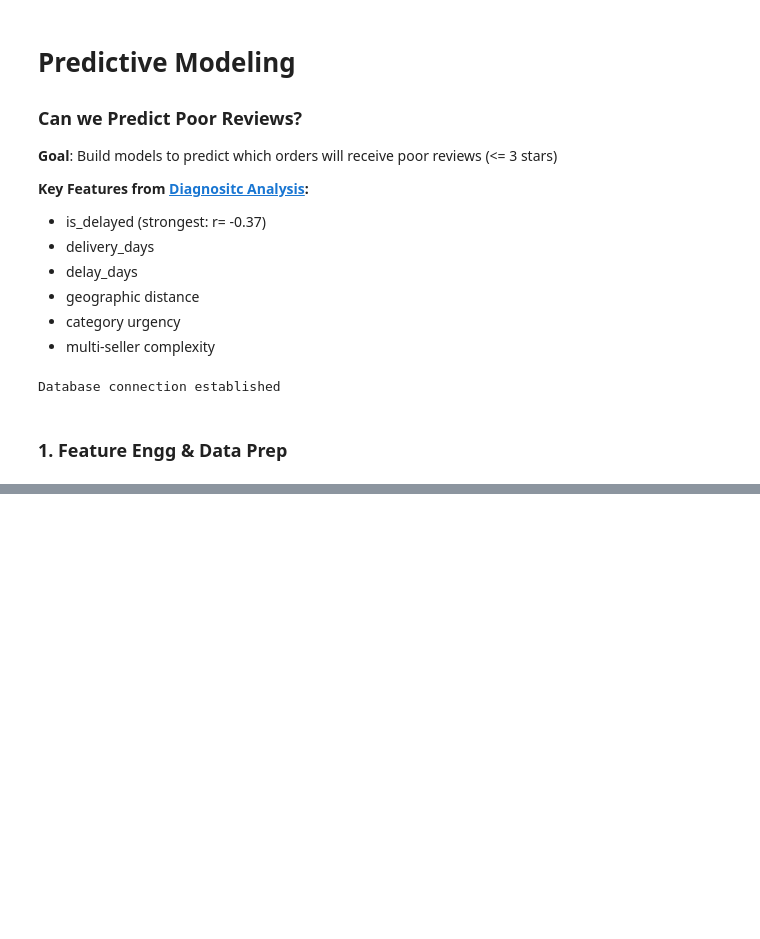
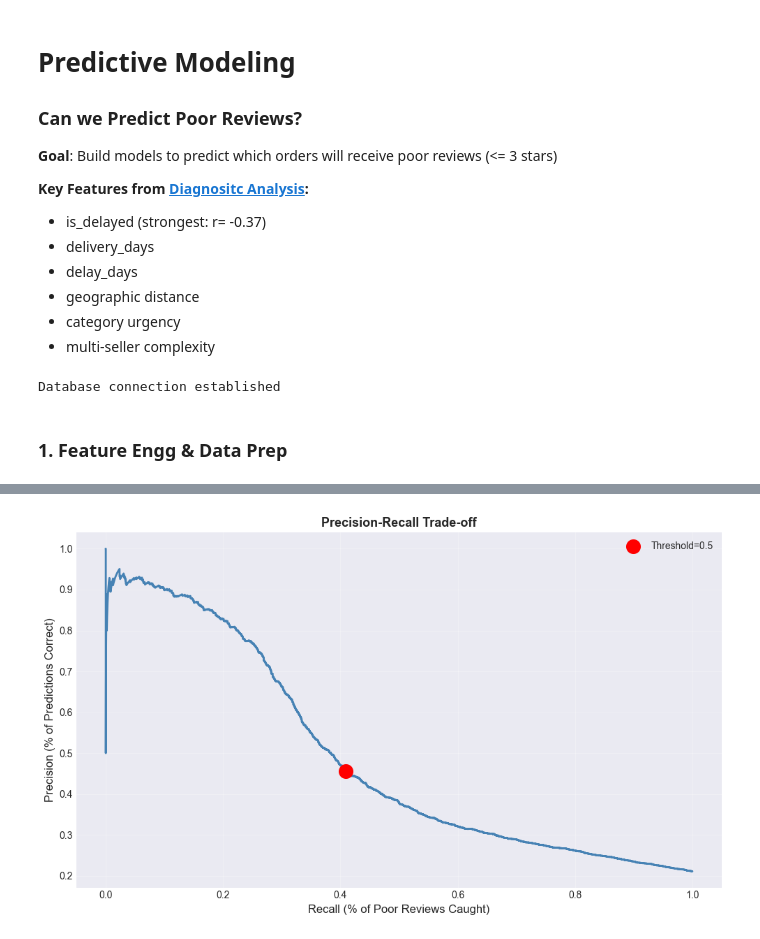
Before and after one commit to gnpthbalaji/ds_with_ai_capstone, a Jupyter notebook: notebooks/05_predictive_modeling.ipynb, the cells around one changed output, grey strips where cells are left out. Drawn from its saved outputs; the diff is of its cells as text; code cells hidden in the pictures; blank space fills up the shorter version.

```diff
--- a/notebooks/05_predictive_modeling.ipynb
+++ b/notebooks/05_predictive_modeling.ipynb
@@ -98,0 +357,81 @@ df.head()
+# %%
+# At risk Orders
+risk_threshold = 0.5
+high_risk_orders = (y_prob_rf >= risk_threshold)
+
+print("*"*70)
+print("AT-RISK ORDER IDENTIFICATION")
+print("*"*70)
+
+print(f"\nOrders flagged as high-risk: {high_risk_orders.sum():,}")
+print(f"Percentage of test set: {high_risk_orders.mean()*100:.1f}%")
+
+# How many actual poor reviews did we catch?
+caught = (y_test[high_risk_orders] == 1).sum()
+total_poor = (y_test == 1).sum()
+
+print(f"\nActual poor reviews caught: {caught:,} of {total_poor:,} ({caught/total_poor*100:.1f}%)")
+
+# False positives (good reviews we flagged as poor)
+false_positives = (y_test[high_risk_orders] == 0).sum()
+print(f"False alarms: {false_positives:,}")
+
+print("\n")
+print("*"*70)
+print("THRESHOLD OPTIMIZATION")
+print("*"*70)
+
+# Test different thresholds
+thresholds = [0.3, 0.4, 0.5, 0.6, 0.7]
+results_threshold = []
+
+for thresh in thresholds:
+    y_pred_thresh = (y_prob_rf >= thresh).astype(int)
+
+    precision = precision_score(y_test, y_pred_thresh)
+    recall = recall_score(y_test, y_pred_thresh)
+    f1 = f1_score(y_test, y_pred_thresh)
+
+    # How many orders flagged?
+    pct_flagged = y_pred_thresh.sum() / len(y_pred_thresh) * 100
+
+    results_threshold.append({
+        'Threshold': thresh,
+        'Precision': precision,
+        'Recall': recall,
+        'F1': f1,
+        'Orders_Flagged_%': pct_flagged
+    })
+
+results_df = pd.DataFrame(results)
+print(results_df.to_string(index=False))
+
+# Find best F1 (balanced)
+best_f1_idx = results_df['F1'].idxmax()
+print(f"\nBest F1 Score at threshold: {results_df.loc[best_f1_idx, 'Threshold']}")
+print(f"  Precision: {results_df.loc[best_f1_idx, 'Precision']:.3f}")
+print(f"  Recall: {results_df.loc[best_f1_idx, 'Recall']:.3f}")
+print(f"  Orders to review: {results_df.loc[best_f1_idx, 'Orders_Flagged_%']:.1f}%")
+
+# Threshold Visuals
+from sklearn.metrics import precision_recall_curve
+
+precision_curve, recall_curve, thresholds_curve = precision_recall_curve(y_test, y_prob_rf)
+
+plt.figure(figsize=(10, 6))
+plt.plot(recall_curve, precision_curve, linewidth=2, color='steelblue')
+plt.xlabel('Recall (% of Poor Reviews Caught)', fontsize=12)
+plt.ylabel('Precision (% of Predictions Correct)', fontsize=12)
+plt.title('Precision-Recall Trade-off', fontsize=13, fontweight='bold')
+plt.grid(alpha=0.3)
+
+# Mark current threshold (0.5)
+idx_50 = np.argmin(np.abs(thresholds_curve - 0.5))
+plt.scatter(recall_curve[idx_50], precision_curve[idx_50],
+           s=200, color='red', zorder=5, label='Threshold=0.5')
+plt.legend()
+
+plt.tight_layout()
+plt.savefig('../reports/figures/precision_recall_curve.png', dpi=300, bbox_inches='tight')
+plt.show()
+# %% [output]
@@ -98,0 +455 @@ df.head()
+[figure, added]
```
Also changed, not shown: parts of 17 cells of this notebook.
